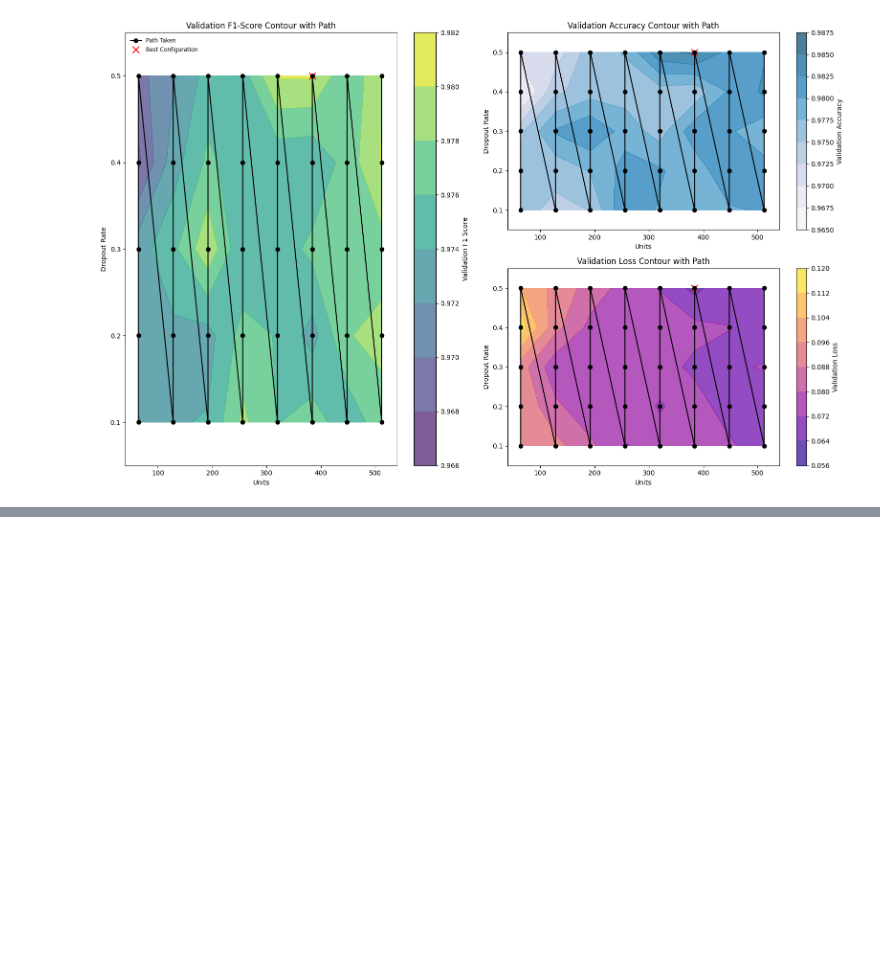
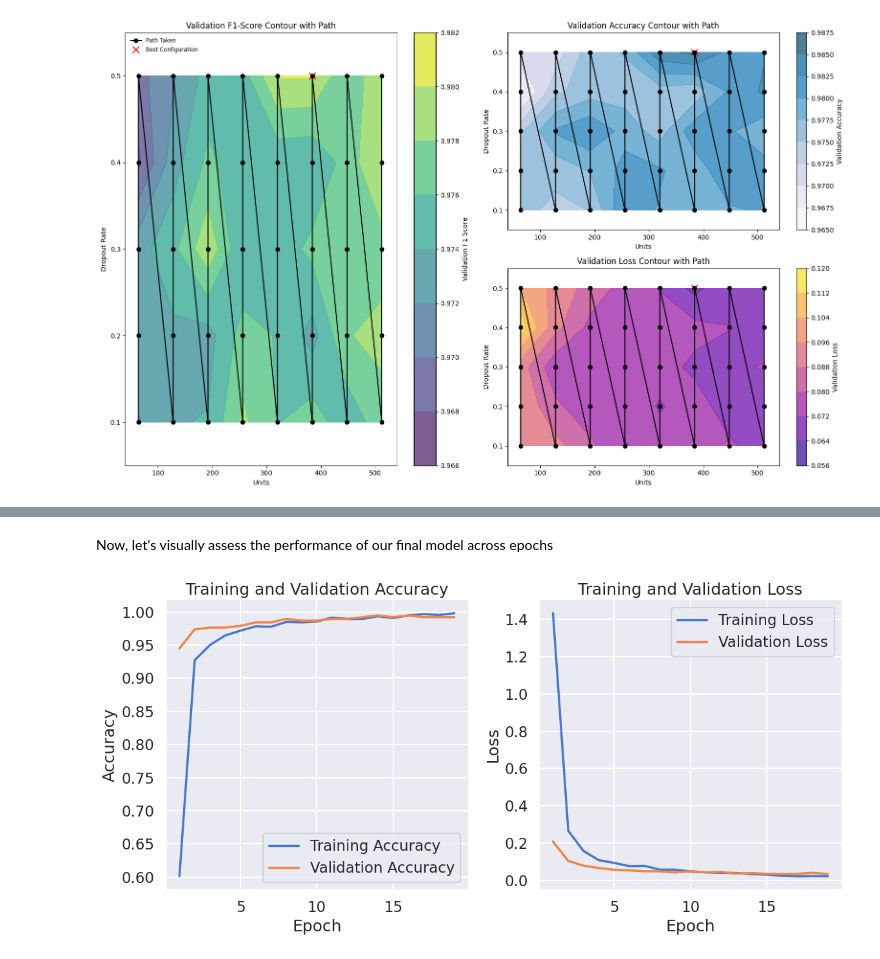
Before and after one commit to ACM40960/project-currency-denomination-recognition-23200555, a Jupyter notebook: Source.ipynb, the cells around one changed output, grey strips where cells are left out. Drawn from its saved outputs; the diff is of its cells as text; code cells hidden in the pictures; blank space fills up the shorter version.

Commit message:
training  final model; adding related plots

```diff
--- a/Source.ipynb
+++ b/Source.ipynb
@@ -446,0 +502,38 @@ plt.show()
+# %% [markdown]
+Now, let's visually assess the performance of our final model across epochs
+# %%
+# Set the style of Seaborn to 'dark' for a sophisticated background with grid lines
+sns.set(style="darkgrid", context='talk', palette='muted')
+
+# Create a figure with a specified size
+plt.figure(figsize=(12, 6))
+
+# Convert the history data to a DataFrame for easier plotting
+history_df = pd.DataFrame(history.history)
+history_df['Epoch'] = history_df.index + 1
+
+# Plot Training and Validation Accuracy
+plt.subplot(1, 2, 1)
+sns.lineplot(data=history_df, x='Epoch', y='accuracy', label='Training Accuracy', linewidth=2.5)
+sns.lineplot(data=history_df, x='Epoch', y='val_accuracy', label='Validation Accuracy', linewidth=2.5)
+plt.title('Training and Validation Accuracy')
+plt.xlabel('Epoch')
+plt.ylabel('Accuracy')
+plt.legend()
+
+# Plot Training and Validation Loss
+plt.subplot(1, 2, 2)
+sns.lineplot(data=history_df, x='Epoch', y='loss', label='Training Loss', linewidth=2.5)
+sns.lineplot(data=history_df, x='Epoch', y='val_loss', label='Validation Loss', linewidth=2.5)
+plt.title('Training and Validation Loss')
+plt.xlabel('Epoch')
+plt.ylabel('Loss')
+plt.legend()
+
+# Remove top and right borders
+sns.despine()
+
+plt.tight_layout()
+plt.show()
+# %% [output]
+[figure, added]
```
Also changed, not shown: parts of 11 cells of this notebook.
